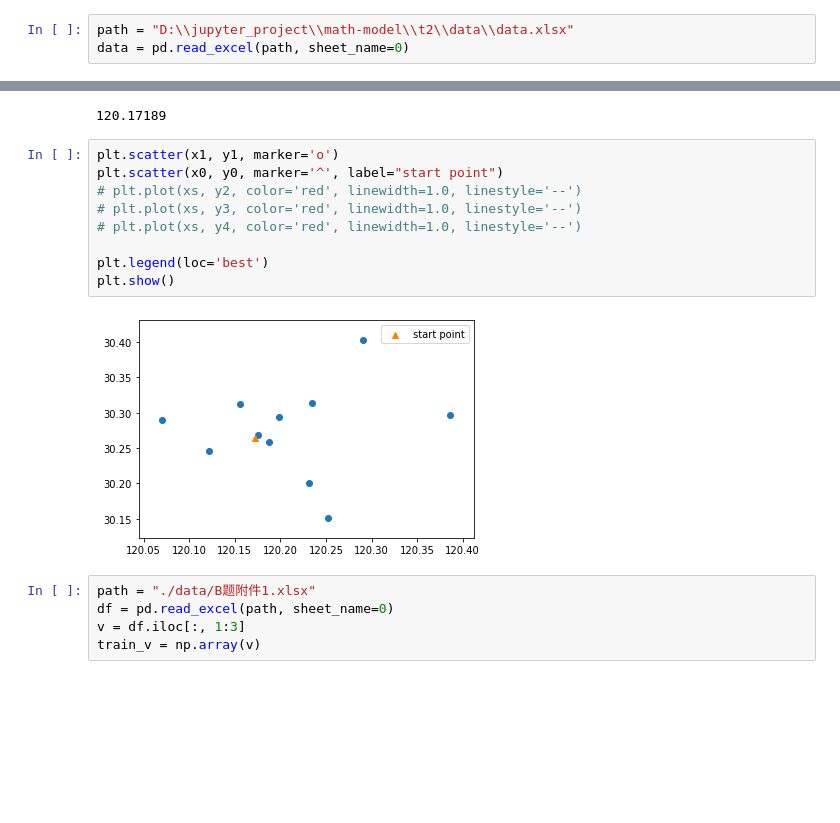
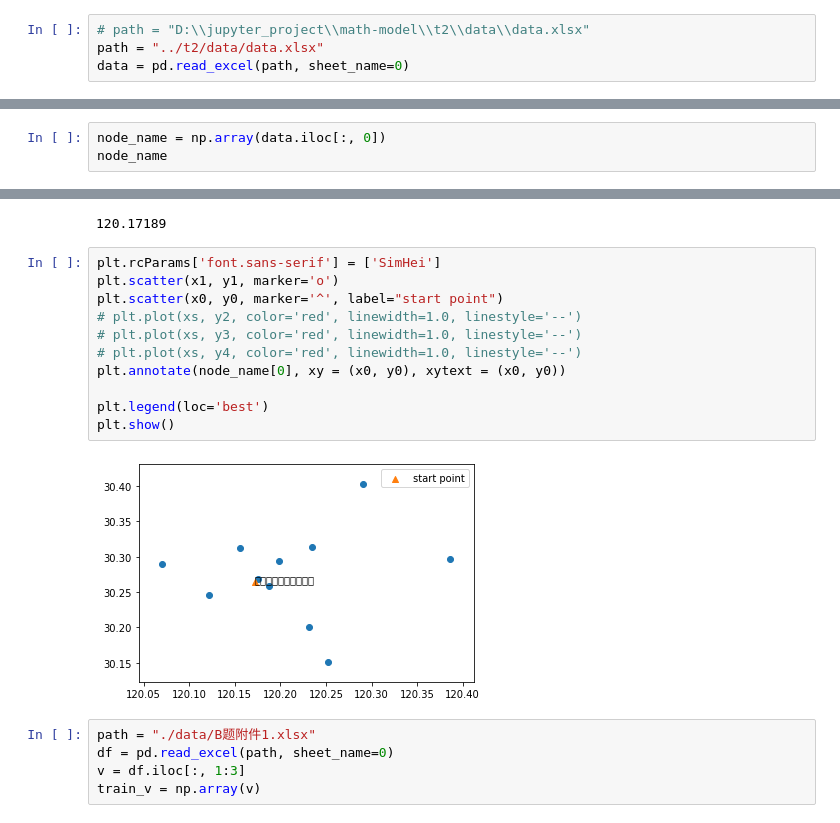
Before and after one commit to BanBuDu0/math-model, a Jupyter notebook: t1/Untitled.ipynb, the cells around one changed output, grey strips where cells are left out. Drawn from its saved outputs; the diff is of its cells as text; blank space fills up the shorter version.

```diff
--- a/t1/Untitled.ipynb
+++ b/t1/Untitled.ipynb
@@ -7,5 +9,6 @@ import math
 # %%
-path = "D:\\jupyter_project\\math-model\\t2\\data\\data.xlsx"
+# path = "D:\\jupyter_project\\math-model\\t2\\data\\data.xlsx"
+path = "../t2/data/data.xlsx"
 data = pd.read_excel(path, sheet_name=0)
 # %%
 data.head()
@@ -16,3 +19,6 @@ data.head()
 | 2 | 上城区疾控中心 | 120.187813 | 30.259154 |
 | 3 | 下城区疾控中心 | 120.175342 | 30.268258 |
 | 4 | 江干区疾控中心 | 120.198250 | 30.293924 |
+# %%
+node_name = np.array(data.iloc[:, 0])
+node_name
@@ -30,16 +40,18 @@ x0
 # %% [output]
 120.17189
 # %%
+plt.rcParams['font.sans-serif'] = ['SimHei']
 plt.scatter(x1, y1, marker='o')
 plt.scatter(x0, y0, marker='^', label="start point")
 # plt.plot(xs, y2, color='red', linewidth=1.0, linestyle='--')
 # plt.plot(xs, y3, color='red', linewidth=1.0, linestyle='--')
 # plt.plot(xs, y4, color='red', linewidth=1.0, linestyle='--')
+plt.annotate(node_name[0], xy = (x0, y0), xytext = (x0, y0))
 
 plt.legend(loc='best')
 plt.show()
 # %% [output]
-[figure, old version]
+[figure, new version]
 # %%
 path = "./data/B题附件1.xlsx"
 df = pd.read_excel(path, sheet_name=0)
```
Also changed, not shown: parts of 2 cells of this notebook, 1 other file.
